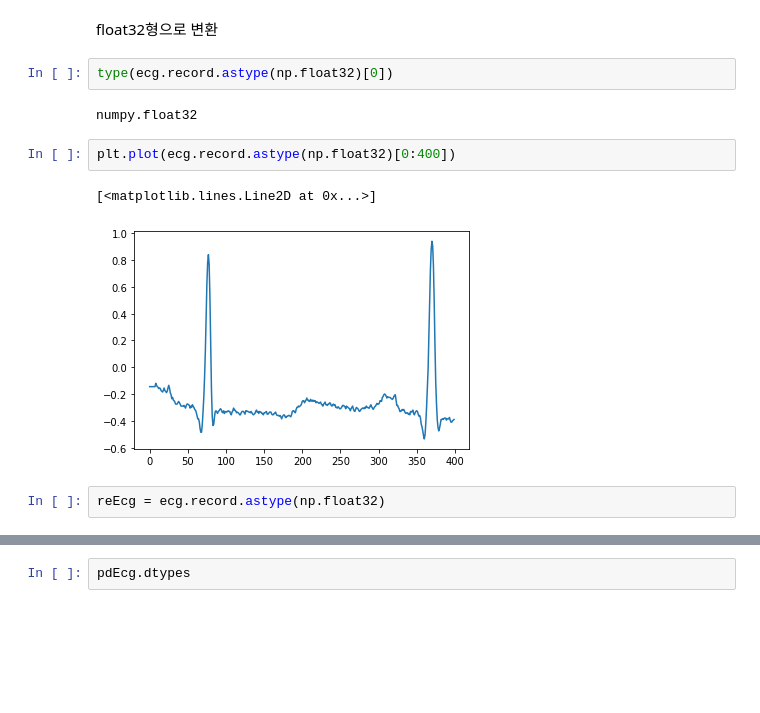
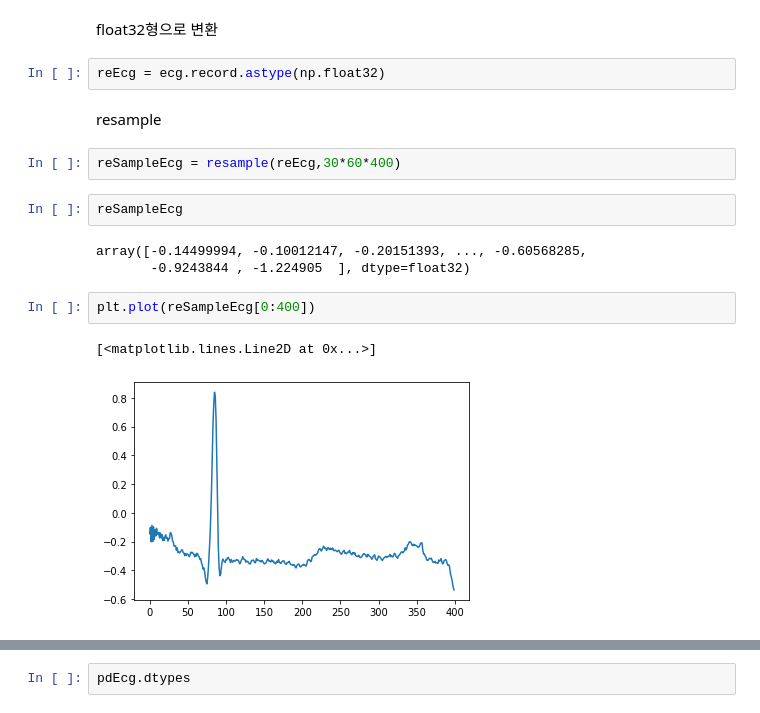
Before and after one commit to sbscsue/ecg_data_wfdb, a Jupyter notebook: use/ex/0124/test.ipynb, the cells around one changed output, grey strips where cells are left out. Cells and saved outputs as stored; diff of their text form; blank space fills up the shorter version.

```diff
--- a/use/ex/0124/test.ipynb
+++ b/use/ex/0124/test.ipynb
@@ -29,15 +33,20 @@ type(ecg.record[0])
 numpy.float64
 # %% [markdown]
 float32형으로 변환
-# %%
-type(ecg.record.astype(np.float32)[0])
-# %% [output]
-numpy.float32
-# %%
-plt.plot(ecg.record.astype(np.float32)[0:400])
-# %% [output]
-[<matplotlib.lines.Line2D at 0x...>]
-[figure, removed]
 # %%
 reEcg = ecg.record.astype(np.float32)
+# %% [markdown]
+resample
+# %%
+reSampleEcg = resample(reEcg,30*60*400)
+# %%
+reSampleEcg
+# %% [output]
+array([-0.14499994, -0.10012147, -0.20151393, ..., -0.60568285,
+       -0.9243844 , -1.224905  ], dtype=float32)
+# %%
+plt.plot(reSampleEcg[0:400])
+# %% [output]
+[<matplotlib.lines.Line2D at 0x...>]
+[figure, added]
 # %%
```
Also changed, not shown: parts of 8 cells of this notebook, 1 other file.
